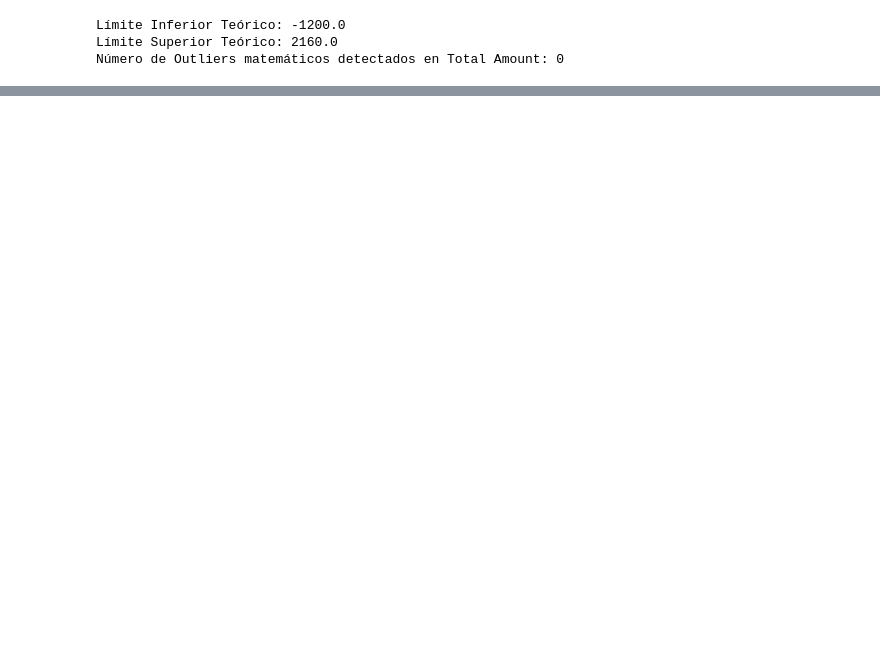
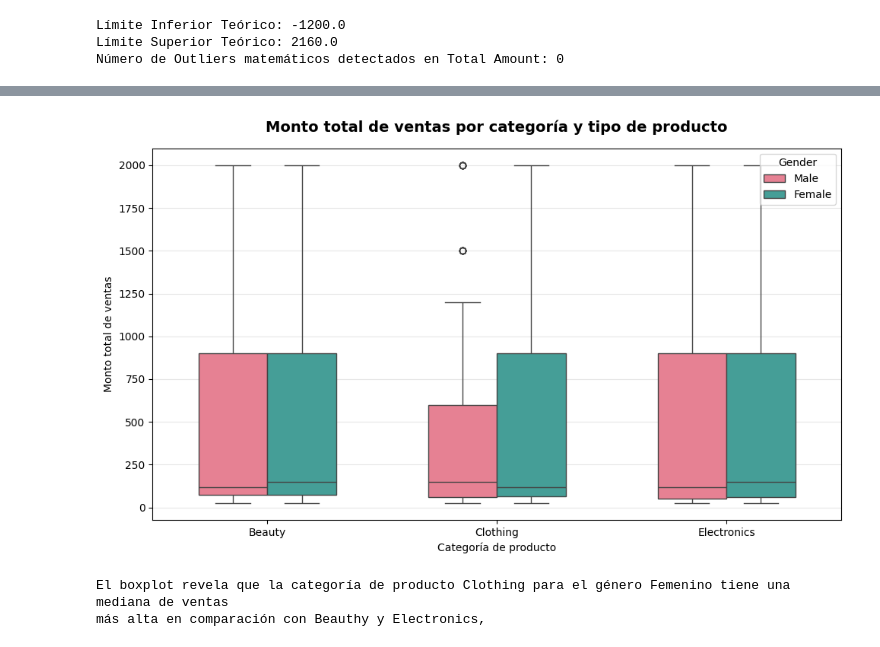
Before and after one commit to nickolemarinD/retail-sales-analysis, a Jupyter notebook: notebooks/Core_12.ipynb, the cells around one changed output, grey strips where cells are left out. Drawn from its saved outputs; the diff is of its cells as text; code cells hidden in the pictures; blank space fills up the shorter version.

```diff
--- a/notebooks/Core_12.ipynb
+++ b/notebooks/Core_12.ipynb
@@ -125,0 +242,27 @@ Número de Outliers matemáticos detectados en Total Amount: 0
+# %%
+# Graficación de boxplot para monto total de ventas por categoría y género
+fig, ax = plt.subplots(figsize=(10, 6))
+
+sns.boxplot(
+    data=df,
+    x="Product Category",
+    y="Total Amount",
+    hue="Gender",
+    palette="husl",
+    width=0.6,
+    ax=ax
+)
+
+ax.set_title("Monto total de ventas por categoría y tipo de producto", fontsize=14, fontweight="bold", pad=16)
+ax.set_xlabel("Categoría de producto")
+ax.set_ylabel("Monto total de ventas")
+ax.grid(axis="y", alpha=0.3)
+plt.tight_layout()
+plt.show()
+
+print(f'El boxplot revela que la categoría de producto Clothing para el género Femenino tiene una mediana de ventas')
+print(f'más alta en comparación con Beauthy y Electronics,')
+# %% [output]
+[figure, added]
+El boxplot revela que la categoría de producto Clothing para el género Femenino tiene una mediana de ventas
+más alta en comparación con Beauthy y Electronics,
```
Also changed, not shown: parts of 23 cells of this notebook.
